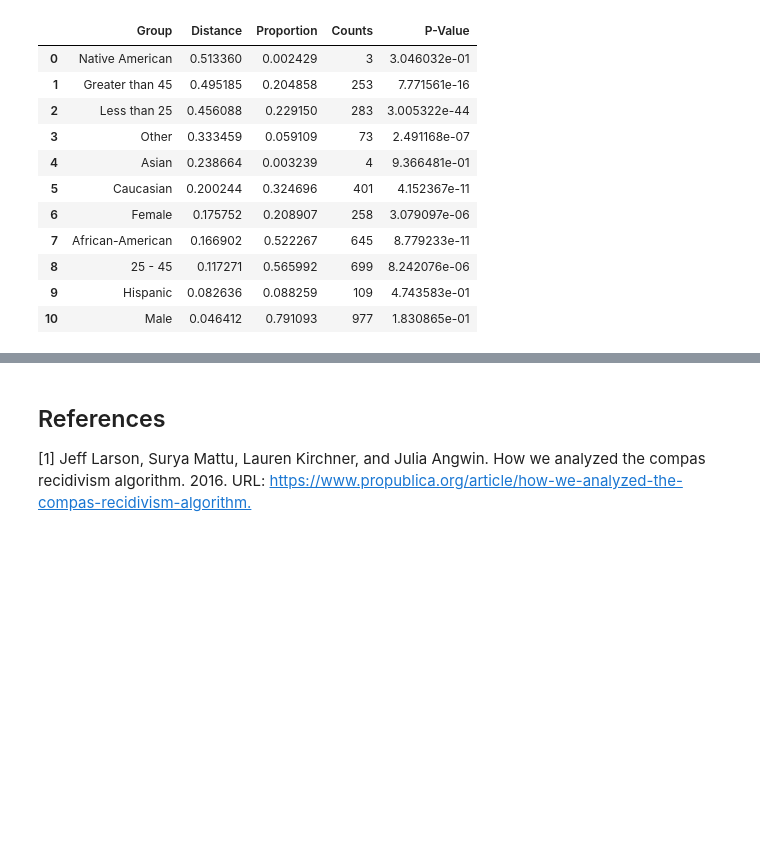
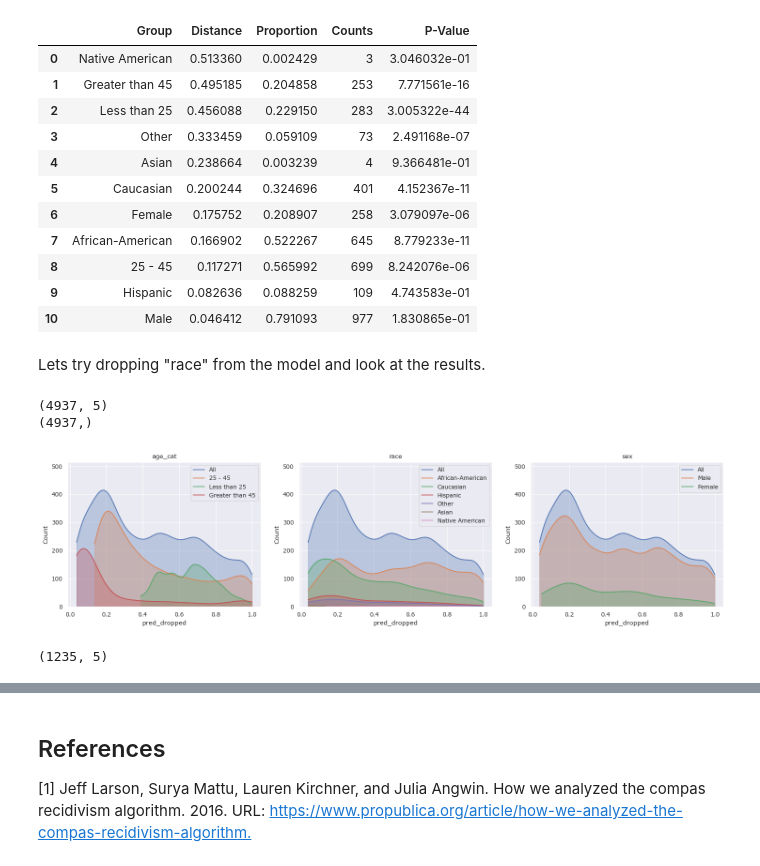
Before and after one commit to synthesized-io/fairlens, a Jupyter notebook: notebooks/compas.ipynb, the cells around one changed output, grey strips where cells are left out. Drawn from its saved outputs; the diff is of its cells as text; code cells hidden in the pictures; blank space fills up the shorter version.

Commit message:
add dropped example

```diff
--- a/notebooks/compas.ipynb
+++ b/notebooks/compas.ipynb
@@ -221,3 +221,41 @@ fscorer.distribution_score(max_comb=1, p_value=True).sort_values("Distance", asc
 | 8 | 25 - 45 | 0.117271 | 0.565992 | 699 | 8.242076e-06 |
 | 9 | Hispanic | 0.082636 | 0.088259 | 109 | 4.743583e-01 |
 | 10 | Male | 0.046412 | 0.791093 | 977 | 1.830865e-01 |
+# %% [markdown]
+Lets try dropping "race" from the model and look at the results.
+# %%
+X = df_train[["c_charge_degree", "sex", "age_cat", "priors_count", "two_year_recid", "score_text"]].copy()
+X["sex"] = pd.factorize(df_train["sex"])[0]
+X["age_cat"].replace(["Greater than 45", "25 - 45", "Less than 25"], [2, 1, 0], inplace=True)
+X["c_charge_degree"] = pd.factorize(df_train["c_charge_degree"])[0]
+X.drop(columns=["score_text"], inplace=True)
+X = X.to_numpy()
+
+y = pd.factorize(df_train["score_text"] != "Low")[0]
+
+print(X.shape)
+print(y.shape)
+# %% [output]
+(4937, 5)
+(4937,)
+# %%
+clf = LogisticRegression(random_state=0).fit(X, y)
+df_train["pred_dropped"] = clf.predict_proba(X)[:, 1]
+
+fscorer = fl.FairnessScorer(df_train, "pred_dropped", ["race", "sex", "age_cat"])
+fscorer.plot_distributions()
+plt.show()
+# %% [output]
+[figure, added]
+# %%
+X = df_test[["c_charge_degree", "sex", "age_cat", "priors_count", "two_year_recid", "score_text"]].copy()
+
+X["sex"] = pd.factorize(df_test["sex"])[0]
+X["age_cat"].replace(["Greater than 45", "25 - 45", "Less than 25"], [2, 1, 0], inplace=True)
+X["c_charge_degree"] = pd.factorize(df_test["c_charge_degree"])[0]
+X.drop(columns=["score_text"], inplace=True)
+X = X.to_numpy()
+
+print(X.shape)
+# %% [output]
+(1235, 5)
```
Also changed, not shown: parts of 5 cells of this notebook.
